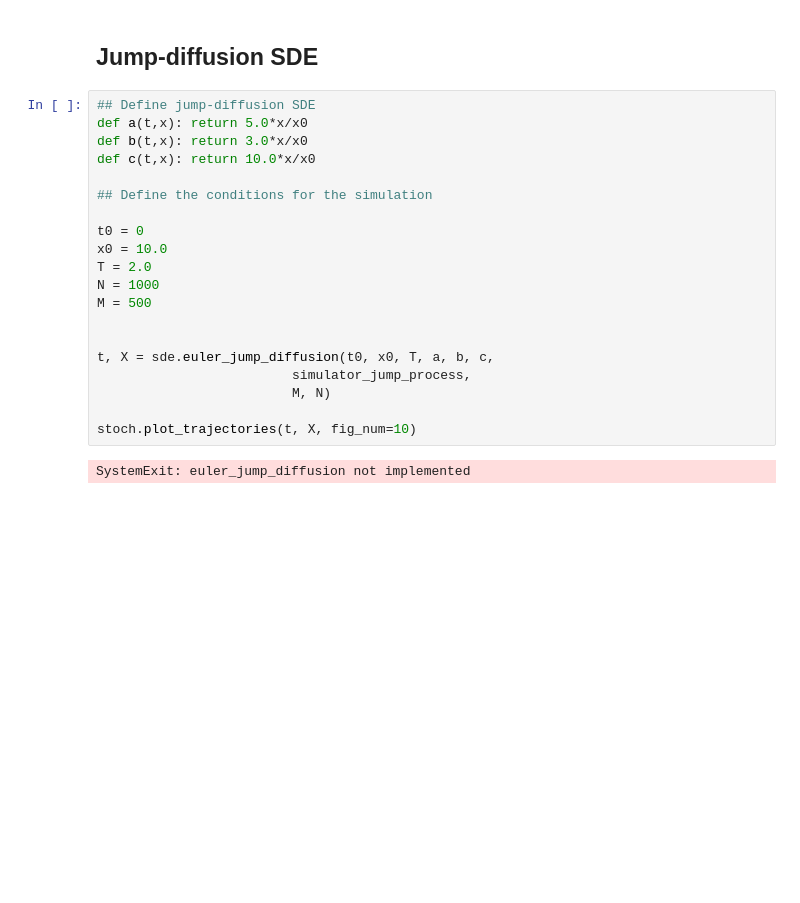
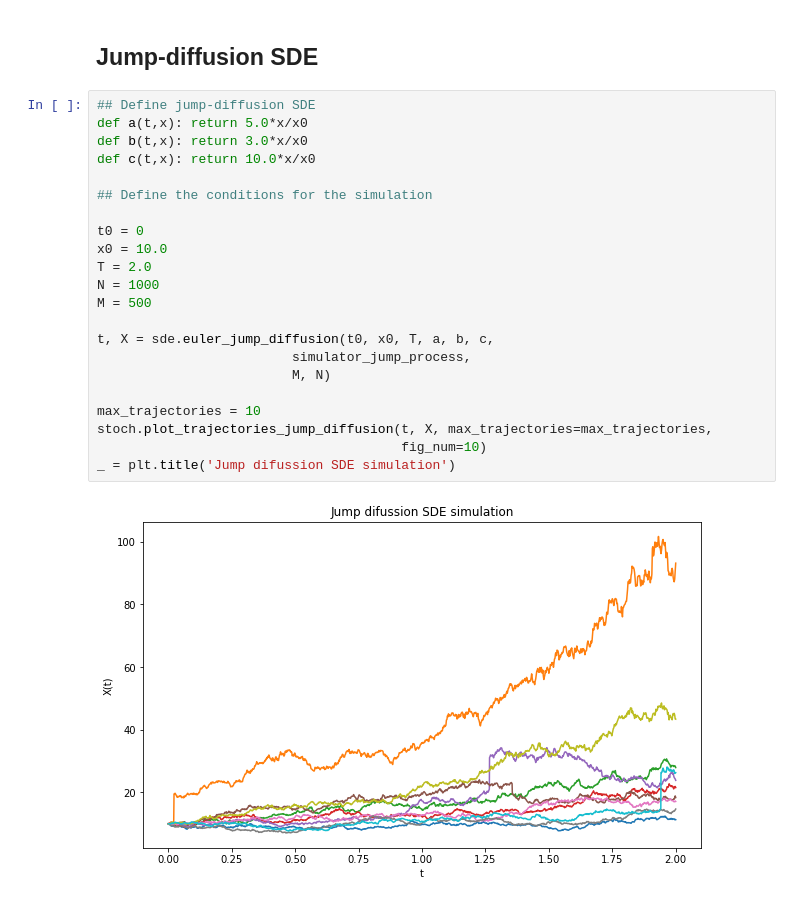
Before and after one commit to Ocete/mcd-pe-continuo, a Jupyter notebook: P2/demo_stochastic_differential_equations.ipynb, the cells around one changed output. Saved outputs shown, nothing was run; the diff lists cells and outputs as text; blank space fills up the shorter version.

```diff
--- a/P2/demo_stochastic_differential_equations.ipynb
+++ b/P2/demo_stochastic_differential_equations.ipynb
@@ -143,22 +128,24 @@ print(times_of_jumps)
 # %%
 ## Define jump-diffusion SDE
 def a(t,x): return 5.0*x/x0
 def b(t,x): return 3.0*x/x0
 def c(t,x): return 10.0*x/x0
 
 ## Define the conditions for the simulation
 
 t0 = 0
 x0 = 10.0
 T = 2.0
 N = 1000
 M = 500
 
-
 t, X = sde.euler_jump_diffusion(t0, x0, T, a, b, c,
                          simulator_jump_process,
                          M, N)
 
-stoch.plot_trajectories(t, X, fig_num=10)
+max_trajectories = 10
+stoch.plot_trajectories_jump_diffusion(t, X, max_trajectories=max_trajectories,
+                                       fig_num=10)
+_ = plt.title('Jump difussion SDE simulation')
 # %% [output]
-SystemExit: euler_jump_diffusion not implemented
+[figure, added]
```
Also changed, not shown: parts of 5 cells of this notebook, 4 other files.
